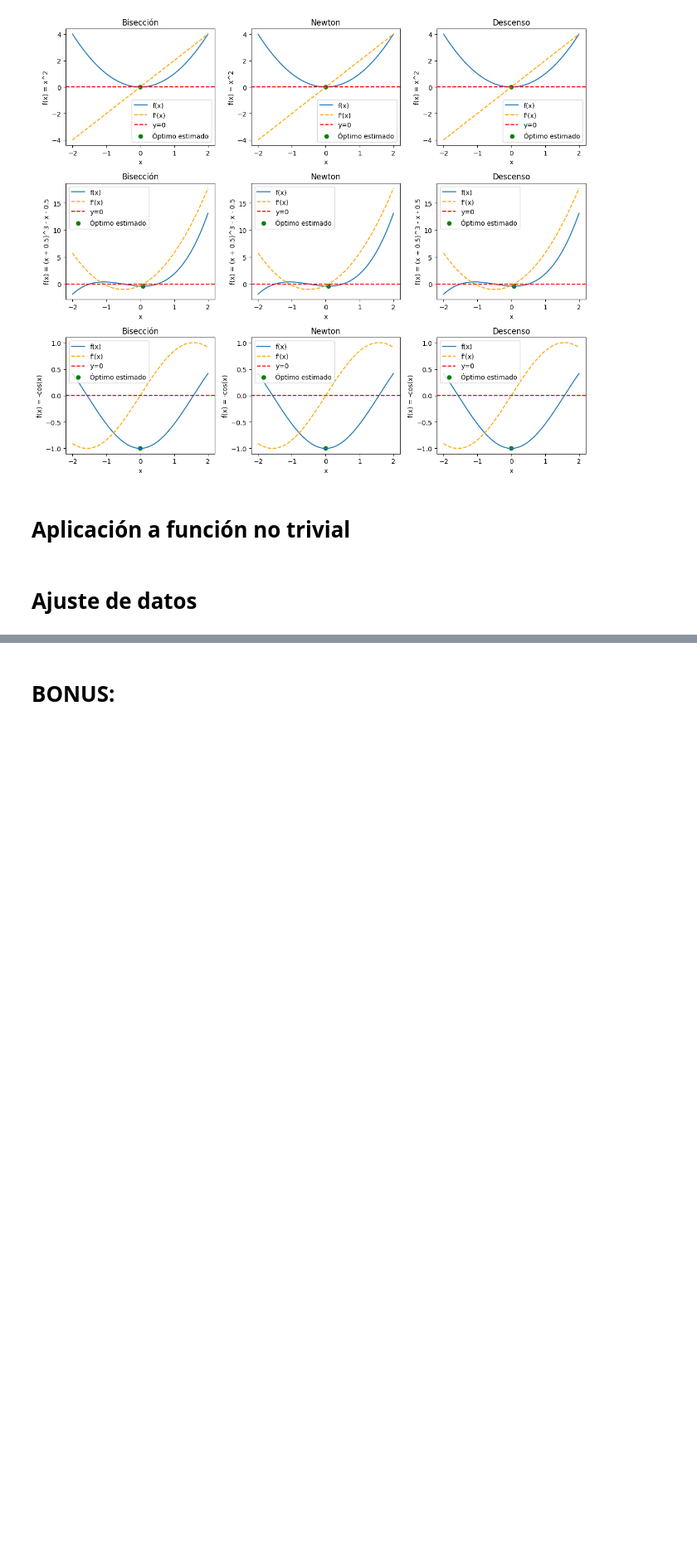
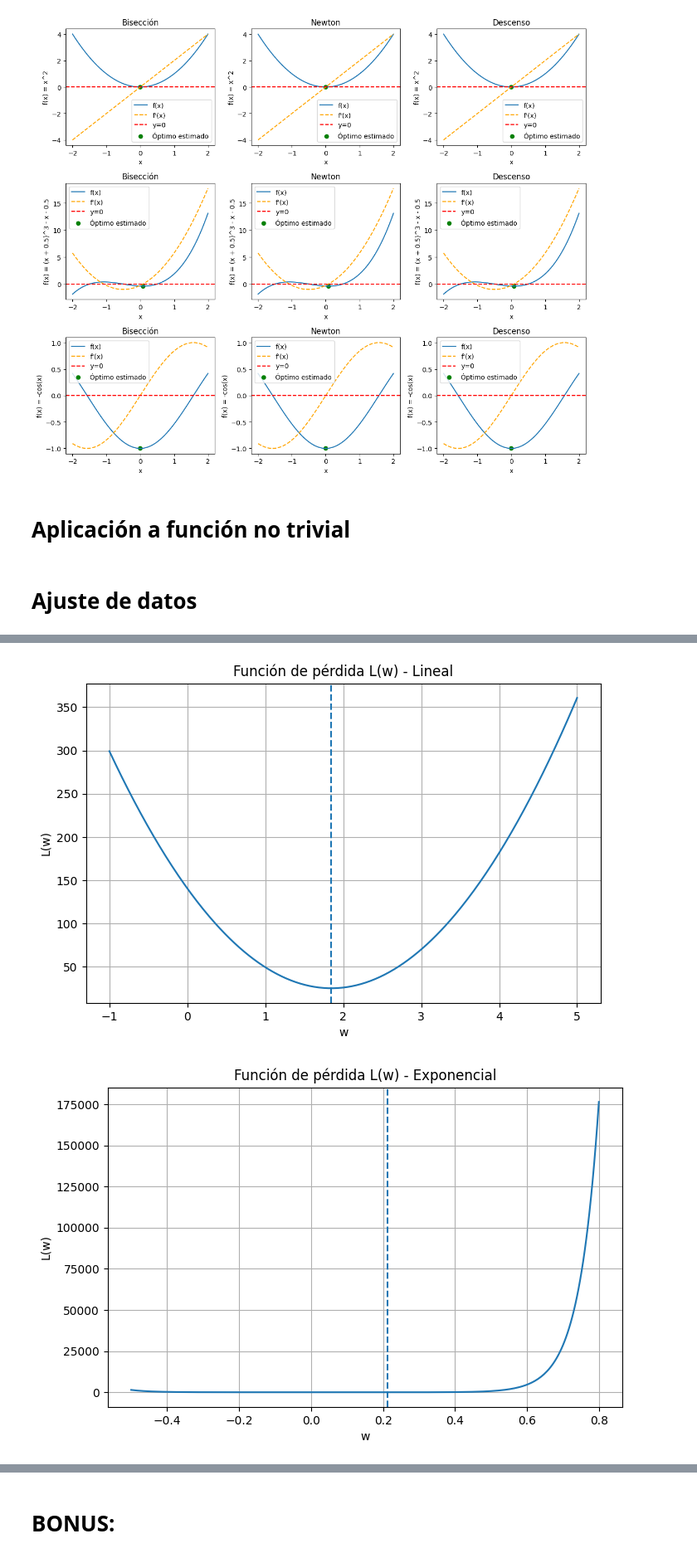
Before and after one commit to belenferreir/Calculo_tarea2, a Jupyter notebook: project.ipynb, the cells around one changed output, grey strips where cells are left out. Shown at 83% size. Cells and saved outputs as stored; diff of their text form; code cells hidden in the pictures; blank space fills up the shorter version.

```diff
--- a/project.ipynb
+++ b/project.ipynb
@@ -126,5 +126,14 @@ df_sin = pd.read_csv("datasets/sin_model.csv")
 w = Variable()
 # %%
 # Genere la función de pérdida
+def funcion_perdida(x_data, y_data, modelo):
+    N = len(x_data)
+
+    L = 0
+    for xi, yi in zip(x_data, y_data):
+        y_hat = modelo(xi)
+        L = L + (y_hat - yi)**2
+
+    return L / N
 # %%
 # Optimice la función de pérdida
@@ -131,2 +220,38 @@ w = Variable()
 # %%
 # Grafique datos y ajuste
+for nombre, res in resultados.items():
+    W = res["rango_w"]
+    L = res["L"]
+
+    plt.figure(figsize=(8, 5))
+    plt.plot(W, [L.eval(valor) for valor in W])
+    plt.axvline(res["w_optimo"], linestyle="--")
+    plt.title(f"Función de pérdida L(w) - {nombre}")
+    plt.xlabel("w")
+    plt.ylabel("L(w)")
+    plt.grid(True)
+    plt.show()
+
+for nombre, res in resultados.items():
+    x_data = res["x_data"]
+    y_data = res["y_data"]
+    w_optimo = res["w_optimo"]
+
+    x_plot = np.linspace(min(x_data), max(x_data), 300)
+
+    y_plot = []
+    for xi in x_plot:
+        y_plot.append(res["modelo"](xi).eval(w_optimo))
+
+    plt.figure(figsize=(8, 5))
+    plt.scatter(x_data, y_data, label="Datos originales")
+    plt.plot(x_plot, y_plot, label=f"Modelo ajustado w={w_optimo:.4f}")
+    plt.title(f"Datos originales y modelo ajustado - {nombre}")
+    plt.xlabel("x")
+    plt.ylabel("y")
+    plt.legend()
+    plt.grid(True)
+    plt.show()
+# %% [output]
+[figure, added]
+[figure, added]
```
Also changed, not shown: parts of 2 cells of this notebook.
